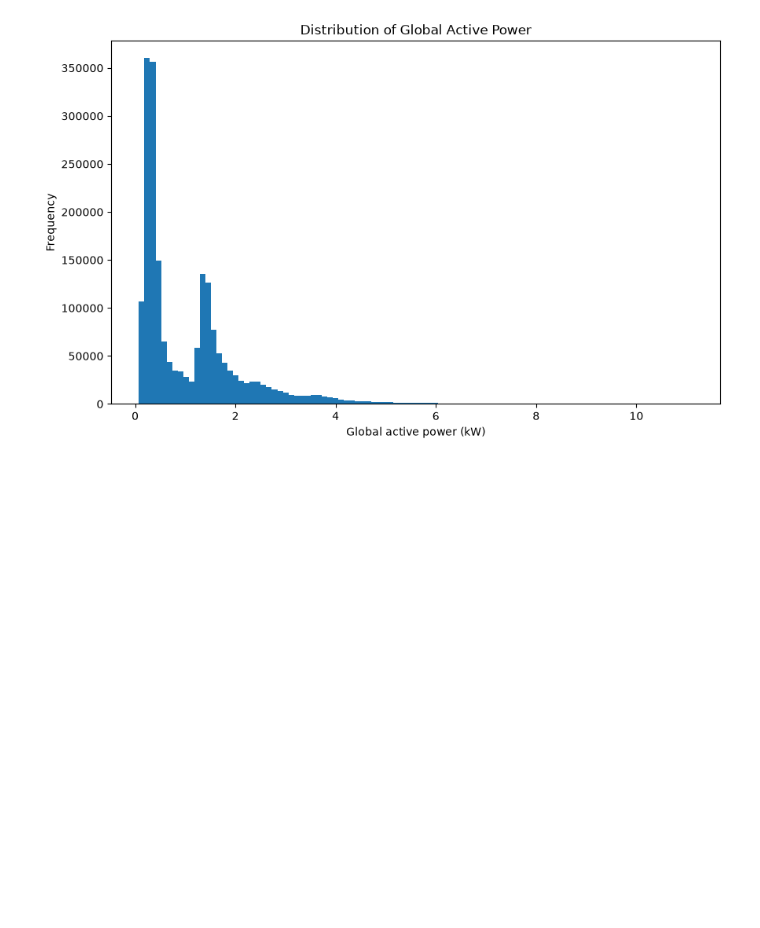
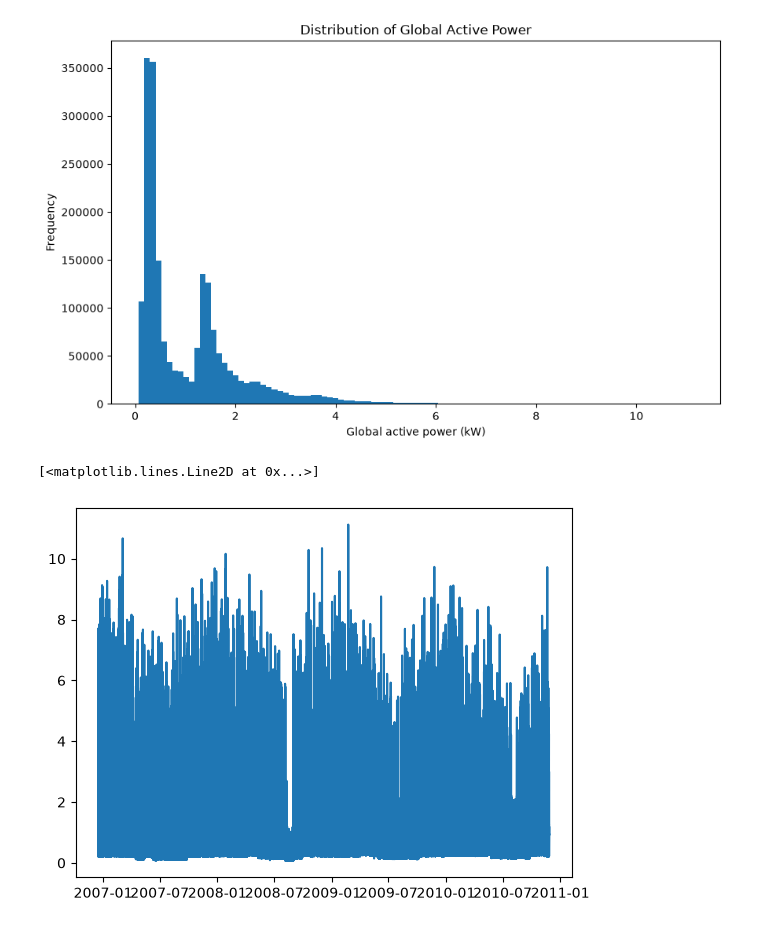
Before and after one commit to dmurray-data/deep-learning-tabular, a Jupyter notebook: notebooks/02_eda.ipynb, the cells around one changed output. Cells and saved outputs as stored; diff of their text form; code cells hidden in the pictures; blank space fills up the shorter version.

Commit message:
inspected and plotted timeseries with global active power, expanded plot for first seven days, added things to pay attlention to

```diff
--- a/notebooks/02_eda.ipynb
+++ b/notebooks/02_eda.ipynb
@@ -100,3 +100,10 @@ plt.title("Distribution of Global Active Power")
 plt.show()
 # %% [output]
 [figure]
+# %%
+# time series
+
+plt.plot(df["datetime"], df["Global_active_power"])
+# %% [output]
+[<matplotlib.lines.Line2D at 0x...>]
+[figure, added]
```
Also changed, not shown: parts of 3 cells of this notebook.
